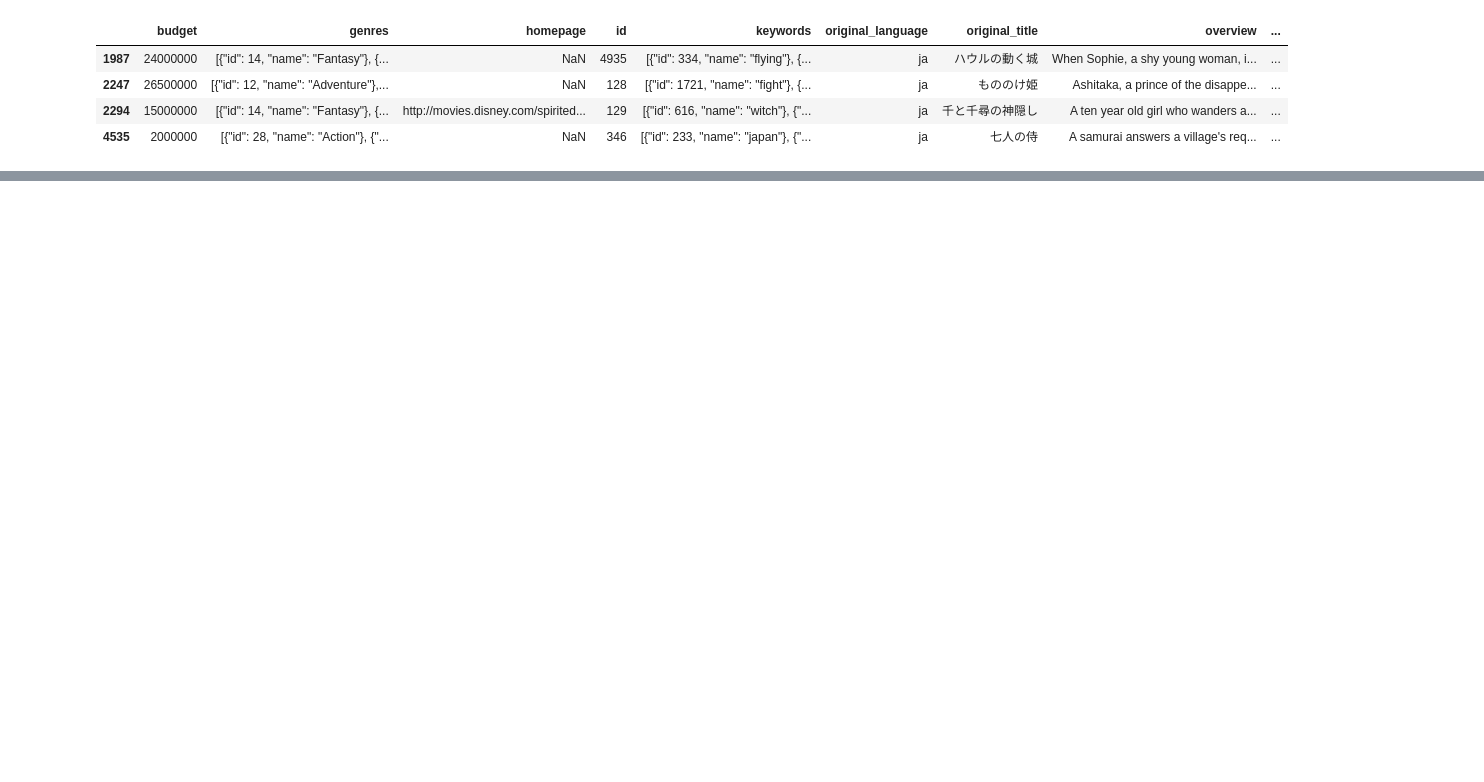
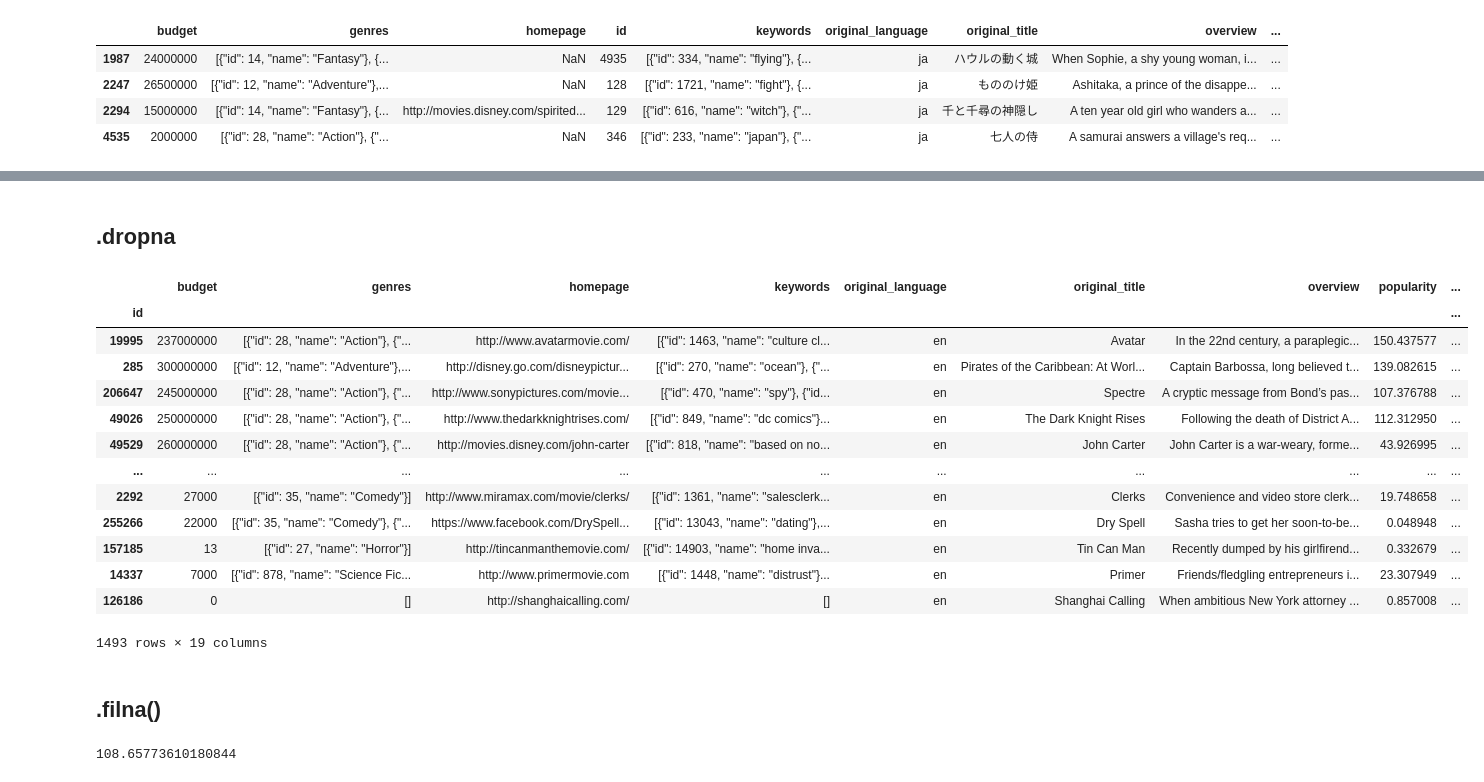
Before and after one commit to Ito-01-20/statistics_practice, a Jupyter notebook: Pandas_practice.ipynb, the cells around one changed output, grey strips where cells are left out. Drawn from its saved outputs; the diff is of its cells as text; code cells hidden in the pictures; blank space fills up the shorter version.

```diff
--- a/Pandas_practice.ipynb
+++ b/Pandas_practice.ipynb
@@ -208,0 +259,2 @@ df[(df['original_language'] == 'ja') & (df['vote_average'] > 8)]
+# %% [markdown]
+## .dropna
@@ -208,0 +263,23 @@ df[(df['original_language'] == 'ja') & (df['vote_average'] > 8)]
+# %%
+df
+# %% [output]
+|  | budget | genres | homepage | keywords | original_language | original_title | overview | popularity | ... |
+| id |  |  |  |  |  |  |  |  | ... |
+| 19995 | 237000000 | [{"id": 28, "name": "Action"}, {"... | http://www.avatarmovie.com/ | [{"id": 1463, "name": "culture cl... | en | Avatar | In the 22nd century, a paraplegic... | 150.437577 | ... |
+| 285 | 300000000 | [{"id": 12, "name": "Adventure"},... | http://disney.go.com/disneypictur... | [{"id": 270, "name": "ocean"}, {"... | en | Pirates of the Caribbean: At Worl... | Captain Barbossa, long believed t... | 139.082615 | ... |
+| 206647 | 245000000 | [{"id": 28, "name": "Action"}, {"... | http://www.sonypictures.com/movie... | [{"id": 470, "name": "spy"}, {"id... | en | Spectre | A cryptic message from Bond’s pas... | 107.376788 | ... |
+| 49026 | 250000000 | [{"id": 28, "name": "Action"}, {"... | http://www.thedarkknightrises.com/ | [{"id": 849, "name": "dc comics"}... | en | The Dark Knight Rises | Following the death of District A... | 112.312950 | ... |
+| 49529 | 260000000 | [{"id": 28, "name": "Action"}, {"... | http://movies.disney.com/john-carter | [{"id": 818, "name": "based on no... | en | John Carter | John Carter is a war-weary, forme... | 43.926995 | ... |
+| ... | ... | ... | ... | ... | ... | ... | ... | ... | ... |
+| 2292 | 27000 | [{"id": 35, "name": "Comedy"}] | http://www.miramax.com/movie/clerks/ | [{"id": 1361, "name": "salesclerk... | en | Clerks | Convenience and video store clerk... | 19.748658 | ... |
+| 255266 | 22000 | [{"id": 35, "name": "Comedy"}, {"... | https://www.facebook.com/DrySpell... | [{"id": 13043, "name": "dating"},... | en | Dry Spell | Sasha tries to get her soon-to-be... | 0.048948 | ... |
+| 157185 | 13 | [{"id": 27, "name": "Horror"}] | http://tincanmanthemovie.com/ | [{"id": 14903, "name": "home inva... | en | Tin Can Man | Recently dumped by his girlfirend... | 0.332679 | ... |
+| 14337 | 7000 | [{"id": 878, "name": "Science Fic... | http://www.primermovie.com | [{"id": 1448, "name": "distrust"}... | en | Primer | Friends/fledgling entrepreneurs i... | 23.307949 | ... |
+| 126186 | 0 | [] | http://shanghaicalling.com/ | [] | en | Shanghai Calling | When ambitious New York attorney ... | 0.857008 | ... |
+1493 rows × 19 columns
+# %% [markdown]
+## .filna()
+# %%
+df['runtime'].mean()
+# %% [output]
+108.65773610180844
```
Also changed, not shown: parts of 14 cells of this notebook.
